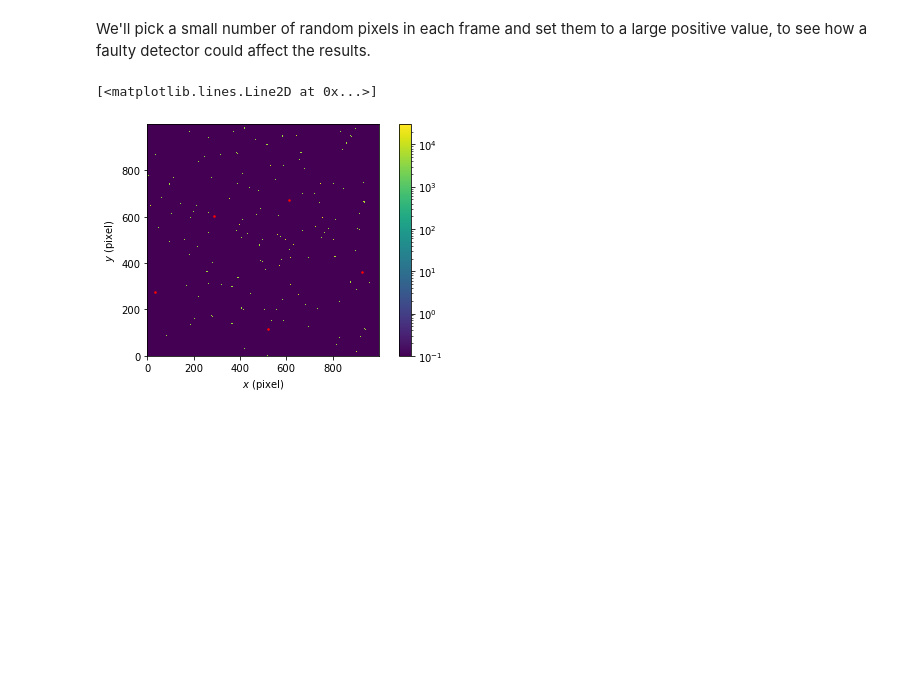
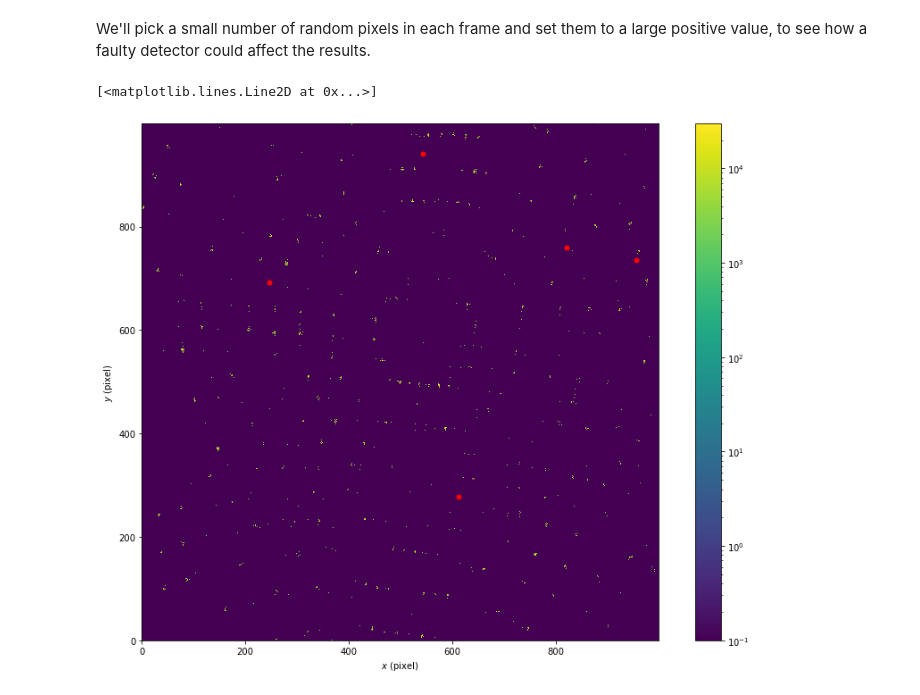
Before and after one commit to JunCEEE/crystalProject, a Jupyter notebook: src/controller/panoscDEMO/PaNOSC_DEMO-2_Monolithic-Noise.ipynb, the cells around one changed output. Drawn from its saved outputs; the diff is of its cells as text; code cells hidden in the pictures; blank space fills up the shorter version.

```diff
--- a/src/controller/panoscDEMO/PaNOSC_DEMO-2_Monolithic-Noise.ipynb
+++ b/src/controller/panoscDEMO/PaNOSC_DEMO-2_Monolithic-Noise.ipynb
@@ -57,7 +56,7 @@ with h5py.File(data_path+'.h5', 'r') as f:
             frame = f['data'][i]['data'][...]
 
             # Choose pixels
-            Ny, Nx = data.shape
+            Ny, Nx = frame.shape
             ran_y = np.random.randint(Nx, size=rand_size)
             ran_x = np.random.randint(Ny, size=rand_size)
 
@@ -71,9 +70,11 @@ with h5py.File(data_path+'.h5', 'r') as f:
 # %%
 analyzer = DiffractionAnalysis(
     input_path=data_path, pattern_indices=1, poissonize=True
 )
-fig, ax = analyzer.plotPattern(logscale=True)
-ax.plot(ran_x, ran_y, 'ro', markersize=1.5)
+analyzer.plotPattern(logscale=True)
+fig = plt.gcf()
+fig.set_size_inches(12, 10)
+fig.axes[0].plot(ran_x, ran_y, 'ro', markersize=5)
 # %% [output]
 [<matplotlib.lines.Line2D at 0x...>]
-[figure, old version]
+[figure, new version]
```
Also changed, not shown: parts of 1 cell of this notebook, 2 other files.
